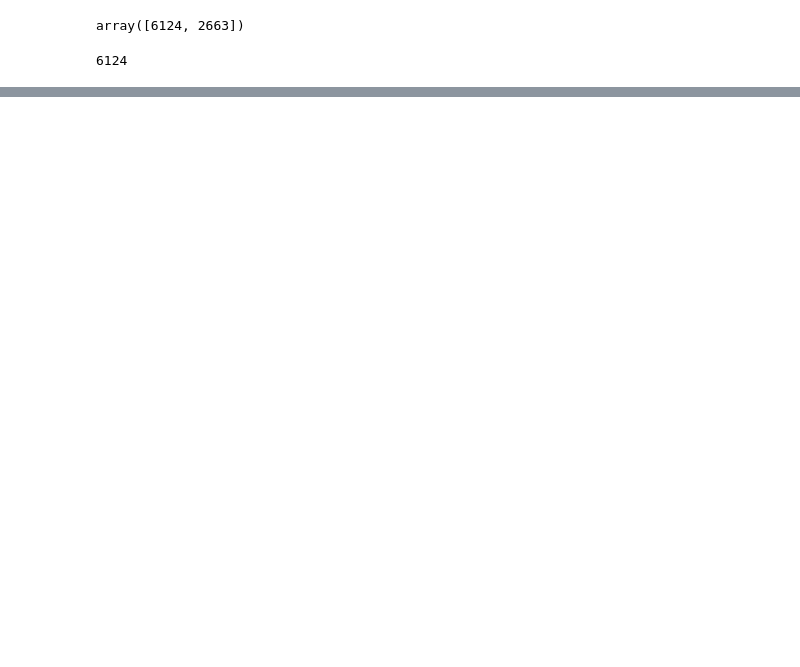
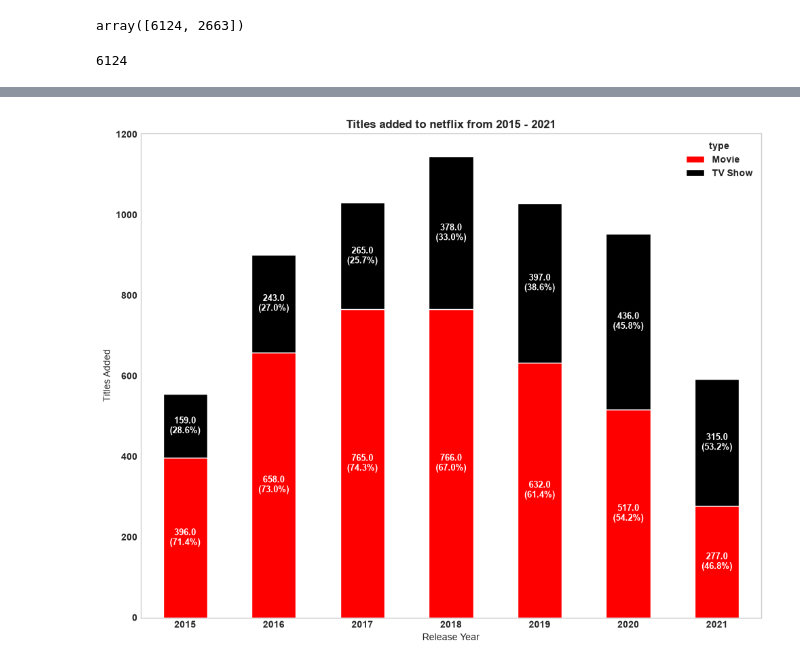
Before and after one commit to MohmmedFurqaan/netflix_eda, a Jupyter notebook: notebook/task_02_analysis.ipynb, the cells around one changed output, grey strips where cells are left out. Saved outputs shown, nothing was run; the diff lists cells and outputs as text; code cells hidden in the pictures; blank space fills up the shorter version.

Commit message:
Added (report) for title and genre propotion

```diff
--- a/notebook/task_02_analysis.ipynb
+++ b/notebook/task_02_analysis.ipynb
@@ -223,0 +235,57 @@ len(movies)
+# %%
+# fetch the data for the content type and the release year
+content_type_release_year = pd.crosstab(df["release_year"], df["type"])
+content_type_release_year = content_type_release_year[content_type_release_year.index >= 2015]
+# instantiate the graph
+fig, ax = plt.subplots(figsize=(10, 8))
+
+# plotting up the data
+content_type_release_year.plot(kind='bar',
+                               color=['red', 'black'],
+                               ax=ax,
+                               stacked=True,
+                              edgecolor='white')
+
+# fetch the totla titles for the bar labels
+total_titles = content_type_release_year.sum(axis=1)
+
+# adding the labels to the bar
+for container in ax.containers:
+    # fetch the bar values
+    values = container.datavalues
+
+    for i, bar in enumerate(container):
+        # fetch the current bar value
+        count = values[i]
+        # claculate the percentage
+        per = (count / total_titles.iloc[i]) * 100
+
+        # Position of the label
+        x = bar.get_x() + bar.get_width() / 2
+        y = bar.get_y() + bar.get_height() / 2
+
+        # Add count and percentage
+        ax.text(
+            x, y,
+            f"{count}\n({per:.1f}%)",
+            ha="center",
+            va="center",
+            color="white",
+            fontsize=9,
+            fontweight="bold"
+        )
+
+# styling the graph
+ax.grid(visible=False)
+ax.set(xlabel="Release Year",
+      ylabel="Titles Added",
+      title="Titles added to netflix from 2015 - 2021")
+ax.tick_params(axis="x", rotation=0)
+
+
+fig.tight_layout()
+
+# save the graph
+plt.savefig(fname="../data/output/figure/003_title_propotion_per_year.png");
+# %% [output]
+[figure, added]
```
Also changed, not shown: parts of 9 cells of this notebook, 7 other files.
